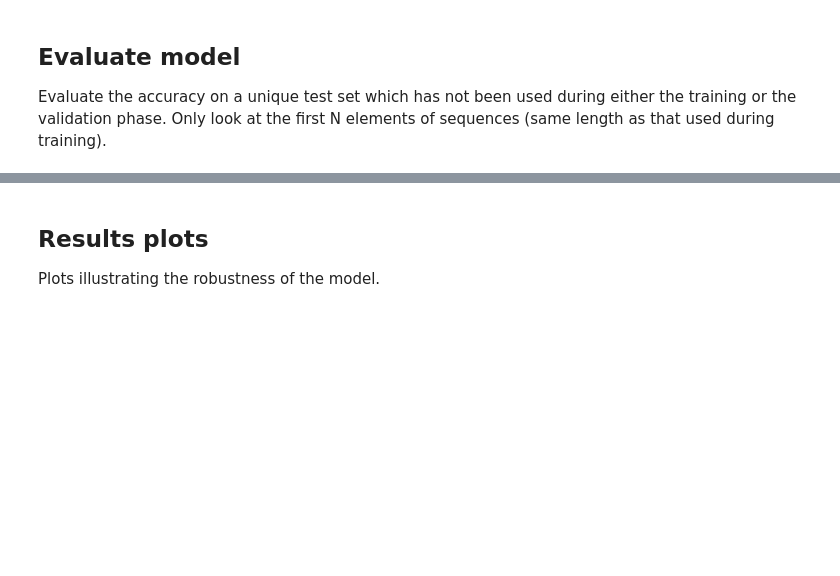
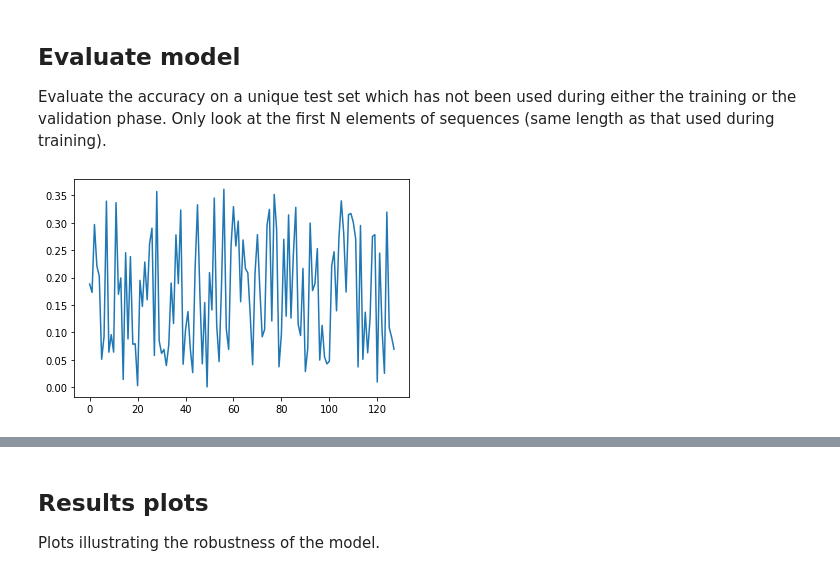
Before and after one commit to hagabbar/craft_prospect, a Jupyter notebook: nn_for_key_assurance.ipynb, the cells around one changed output, grey strips where cells are left out. Saved outputs shown, nothing was run; the diff lists cells and outputs as text; code cells hidden in the pictures; blank space fills up the shorter version.

```diff
--- a/nn_for_key_assurance.ipynb
+++ b/nn_for_key_assurance.ipynb
@@ -592,3 +593,8 @@ Y_test = np.roll(Y_test,-1,axis=0)
+# %%
+plt.plot(X_test[4,-1,:,:])
+plt.show()
+# %% [output]
+[figure, added]
 # %%
 for i in range(len(snrs)):
     #score,acc = model.evaluate(X_test[i].reshape(X_test[i].shape[0],X_test[i].shape[1]),Y_test[i],batch_size=batch_size,verbose=2)
```
Also changed, not shown: parts of 12 cells of this notebook.
